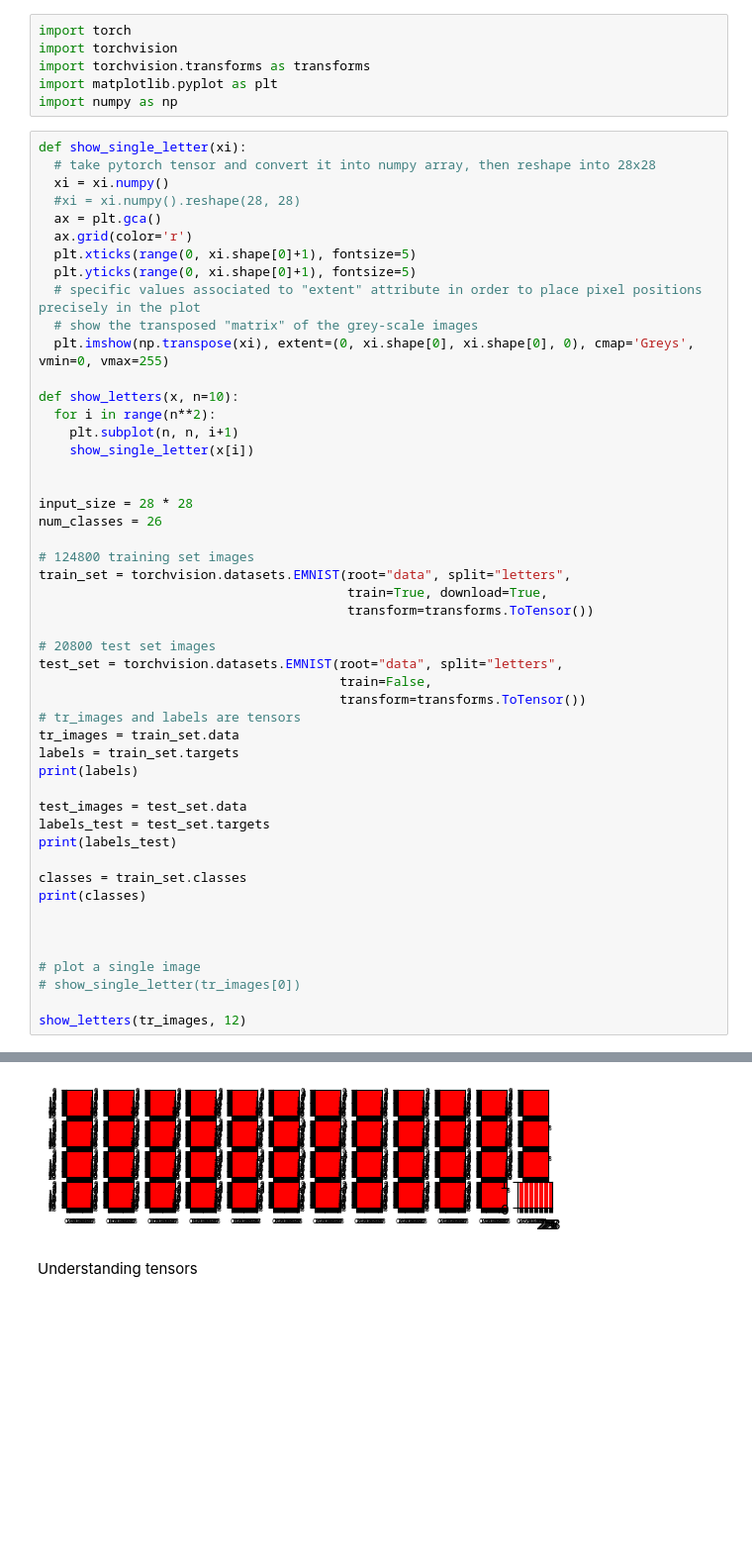
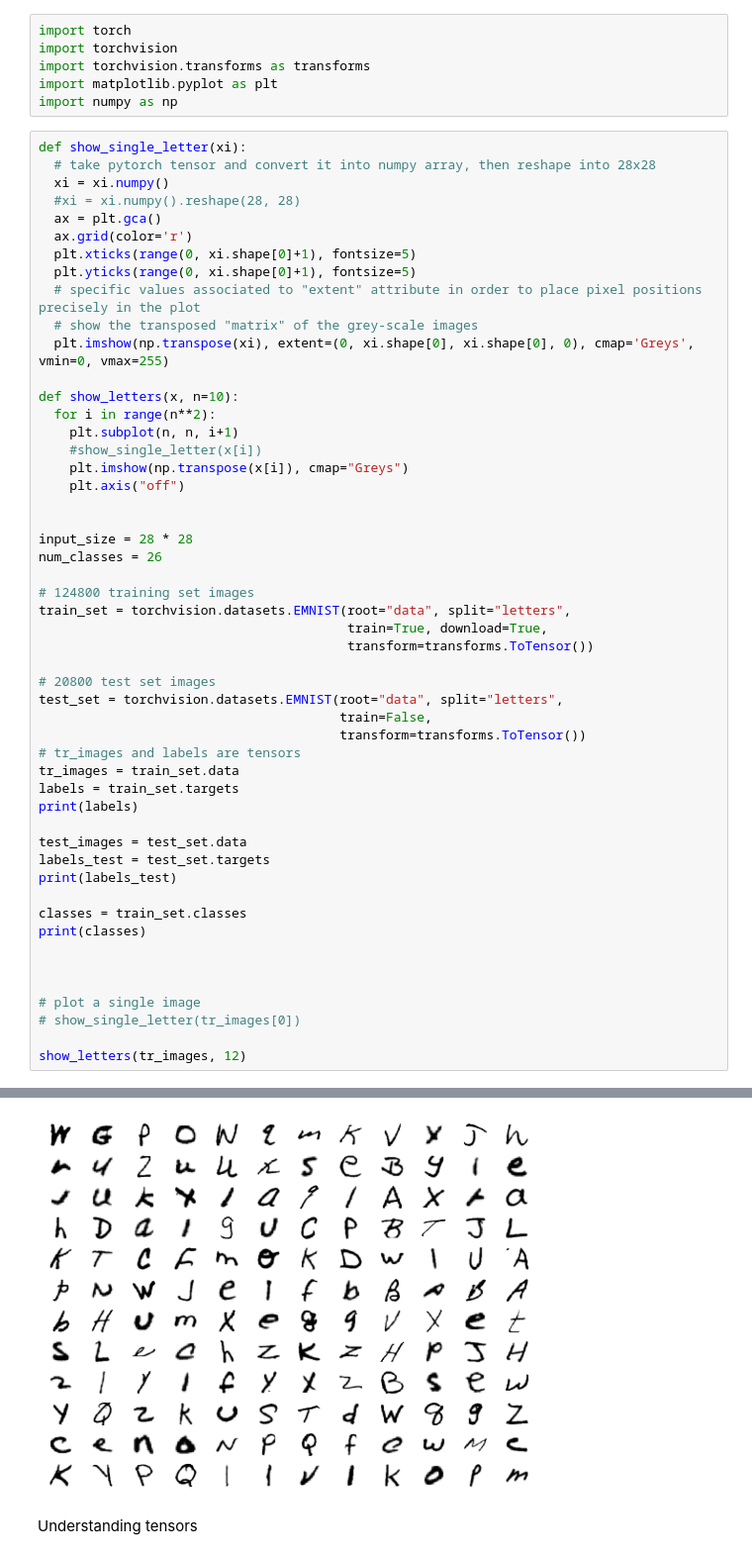
Before and after one commit to matteoturnu/ai-project, a Jupyter notebook: AI_project.ipynb, the cells around one changed output, grey strips where cells are left out. Shown at 99% size. Drawn from its saved outputs; the diff is of its cells as text; blank space fills up the shorter version.

```diff
--- a/AI_project.ipynb
+++ b/AI_project.ipynb
@@ -22,7 +22,9 @@ def show_single_letter(xi):
 def show_letters(x, n=10):
   for i in range(n**2):
     plt.subplot(n, n, i+1)
-    show_single_letter(x[i])
+    #show_single_letter(x[i])
+    plt.imshow(np.transpose(x[i]), cmap="Greys")
+    plt.axis("off")
 
 
 input_size = 28 * 28
@@ -63,4 +66,4 @@ KeyboardInterrupt: ignored
-[figure, old version]
+[figure, new version]
 # %% [markdown]
 Understanding tensors
 # %%
```
Also changed, not shown: parts of 6 cells of this notebook.
